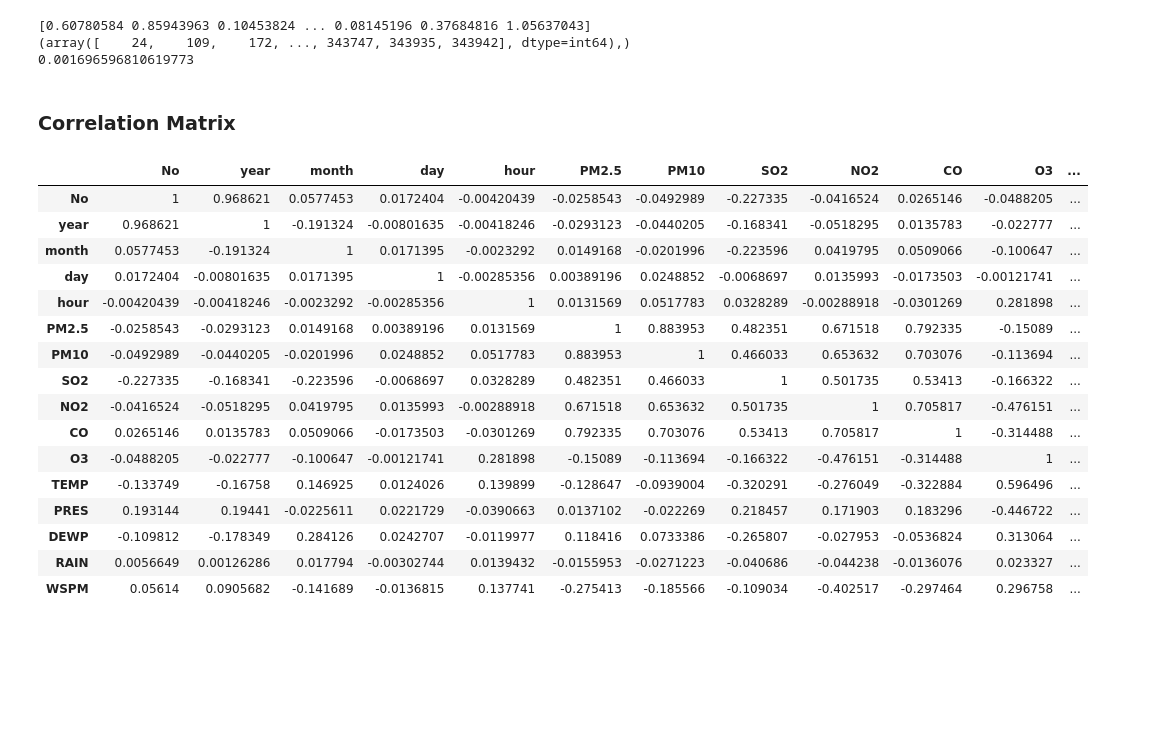
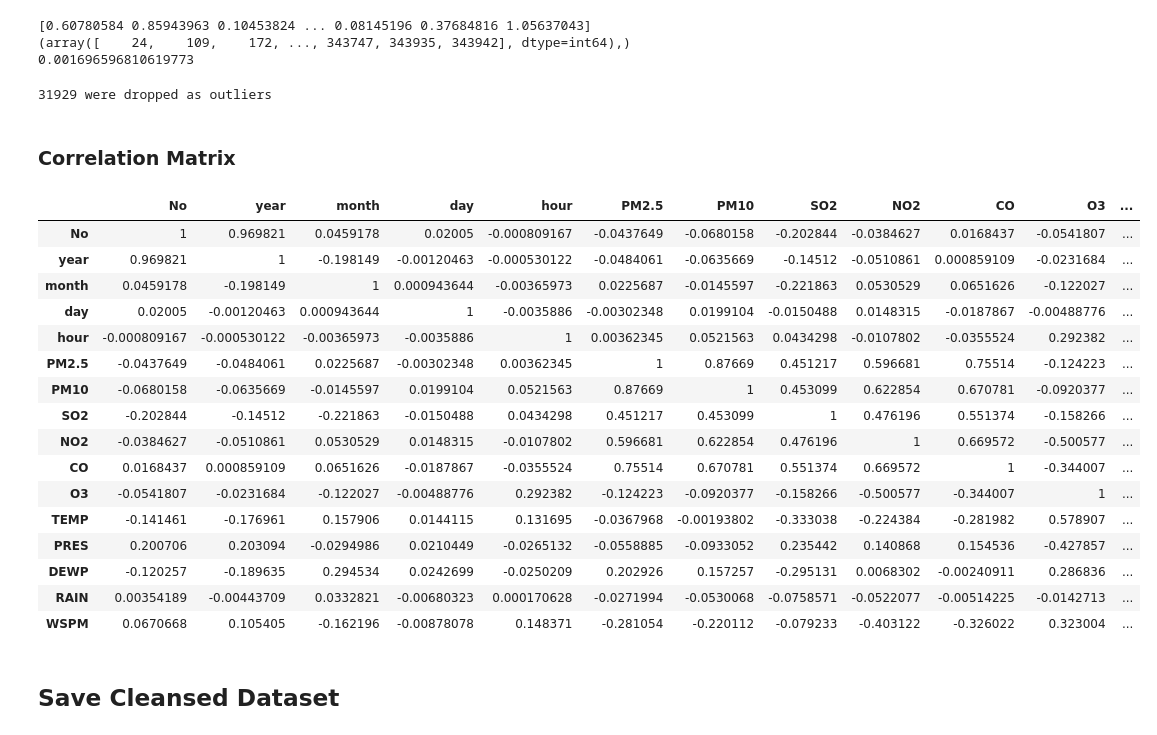
Before and after one commit to shygnome/data-mining-course, a Jupyter notebook: Tugas Akhir/models/Exploratory Data Analysis.ipynb, the cells around one changed output. Cells and saved outputs as stored; diff of their text form; code cells hidden in the pictures; blank space fills up the shorter version.

```diff
--- a/Tugas Akhir/models/Exploratory Data Analysis.ipynb
+++ b/Tugas Akhir/models/Exploratory Data Analysis.ipynb
@@ -152,27 +152,39 @@ print(min(z))
 [0.60780584 0.85943963 0.10453824 ... 0.08145196 0.37684816 1.05637043]
 (array([    24,    109,    172, ..., 343747, 343935, 343942], dtype=int64),)
 0.001696596810619773
+# %%
+# Remove Outliers
+
+cleaned_df = df[(np.abs(stats.zscore(df[int_columns + float_columns])) < 3).all(axis=1)]
+n_before_removal = df.shape[0]
+n_after_removal = cleaned_df.shape[0]
+n_removed_rows = n_before_removal - n_after_removal
+print(n_removed_rows, 'were dropped as outliers')
+# %% [output]
+31929 were dropped as outliers
 # %% [markdown]
 ### Correlation Matrix
 # %%
 # Correlation matrix
-corr = df.corr()
+corr = cleaned_df.corr()
 corr.style.background_gradient(cmap='coolwarm').set_properties(**{'font-size': '0pt'})
 # %% [output]
 |  | No | year | month | day | hour | PM2.5 | PM10 | SO2 | NO2 | CO | O3 | ... |
-| No | 1 | 0.968621 | 0.0577453 | 0.0172404 | -0.00420439 | -0.0258543 | -0.0492989 | -0.227335 | -0.0416524 | 0.0265146 | -0.0488205 | ... |
-| year | 0.968621 | 1 | -0.191324 | -0.00801635 | -0.00418246 | -0.0293123 | -0.0440205 | -0.168341 | -0.0518295 | 0.0135783 | -0.022777 | ... |
-| month | 0.0577453 | -0.191324 | 1 | 0.0171395 | -0.0023292 | 0.0149168 | -0.0201996 | -0.223596 | 0.0419795 | 0.0509066 | -0.100647 | ... |
-| day | 0.0172404 | -0.00801635 | 0.0171395 | 1 | -0.00285356 | 0.00389196 | 0.0248852 | -0.0068697 | 0.0135993 | -0.0173503 | -0.00121741 | ... |
-| hour | -0.00420439 | -0.00418246 | -0.0023292 | -0.00285356 | 1 | 0.0131569 | 0.0517783 | 0.0328289 | -0.00288918 | -0.0301269 | 0.281898 | ... |
-| PM2.5 | -0.0258543 | -0.0293123 | 0.0149168 | 0.00389196 | 0.0131569 | 1 | 0.883953 | 0.482351 | 0.671518 | 0.792335 | -0.15089 | ... |
-| PM10 | -0.0492989 | -0.0440205 | -0.0201996 | 0.0248852 | 0.0517783 | 0.883953 | 1 | 0.466033 | 0.653632 | 0.703076 | -0.113694 | ... |
-| SO2 | -0.227335 | -0.168341 | -0.223596 | -0.0068697 | 0.0328289 | 0.482351 | 0.466033 | 1 | 0.501735 | 0.53413 | -0.166322 | ... |
-| NO2 | -0.0416524 | -0.0518295 | 0.0419795 | 0.0135993 | -0.00288918 | 0.671518 | 0.653632 | 0.501735 | 1 | 0.705817 | -0.476151 | ... |
-| CO | 0.0265146 | 0.0135783 | 0.0509066 | -0.0173503 | -0.0301269 | 0.792335 | 0.703076 | 0.53413 | 0.705817 | 1 | -0.314488 | ... |
-| O3 | -0.0488205 | -0.022777 | -0.100647 | -0.00121741 | 0.281898 | -0.15089 | -0.113694 | -0.166322 | -0.476151 | -0.314488 | 1 | ... |
-| TEMP | -0.133749 | -0.16758 | 0.146925 | 0.0124026 | 0.139899 | -0.128647 | -0.0939004 | -0.320291 | -0.276049 | -0.322884 | 0.596496 | ... |
-| PRES | 0.193144 | 0.19441 | -0.0225611 | 0.0221729 | -0.0390663 | 0.0137102 | -0.022269 | 0.218457 | 0.171903 | 0.183296 | -0.446722 | ... |
-| DEWP | -0.109812 | -0.178349 | 0.284126 | 0.0242707 | -0.0119977 | 0.118416 | 0.0733386 | -0.265807 | -0.027953 | -0.0536824 | 0.313064 | ... |
-| RAIN | 0.0056649 | 0.00126286 | 0.017794 | -0.00302744 | 0.0139432 | -0.0155953 | -0.0271223 | -0.040686 | -0.044238 | -0.0136076 | 0.023327 | ... |
-| WSPM | 0.05614 | 0.0905682 | -0.141689 | -0.0136815 | 0.137741 | -0.275413 | -0.185566 | -0.109034 | -0.402517 | -0.297464 | 0.296758 | ... |
+| No | 1 | 0.969821 | 0.0459178 | 0.02005 | -0.000809167 | -0.0437649 | -0.0680158 | -0.202844 | -0.0384627 | 0.0168437 | -0.0541807 | ... |
+| year | 0.969821 | 1 | -0.198149 | -0.00120463 | -0.000530122 | -0.0484061 | -0.0635669 | -0.14512 | -0.0510861 | 0.000859109 | -0.0231684 | ... |
+| month | 0.0459178 | -0.198149 | 1 | 0.000943644 | -0.00365973 | 0.0225687 | -0.0145597 | -0.221863 | 0.0530529 | 0.0651626 | -0.122027 | ... |
+| day | 0.02005 | -0.00120463 | 0.000943644 | 1 | -0.0035886 | -0.00302348 | 0.0199104 | -0.0150488 | 0.0148315 | -0.0187867 | -0.00488776 | ... |
+| hour | -0.000809167 | -0.000530122 | -0.00365973 | -0.0035886 | 1 | 0.00362345 | 0.0521563 | 0.0434298 | -0.0107802 | -0.0355524 | 0.292382 | ... |
+| PM2.5 | -0.0437649 | -0.0484061 | 0.0225687 | -0.00302348 | 0.00362345 | 1 | 0.87669 | 0.451217 | 0.596681 | 0.75514 | -0.124223 | ... |
+| PM10 | -0.0680158 | -0.0635669 | -0.0145597 | 0.0199104 | 0.0521563 | 0.87669 | 1 | 0.453099 | 0.622854 | 0.670781 | -0.0920377 | ... |
+| SO2 | -0.202844 | -0.14512 | -0.221863 | -0.0150488 | 0.0434298 | 0.451217 | 0.453099 | 1 | 0.476196 | 0.551374 | -0.158266 | ... |
+| NO2 | -0.0384627 | -0.0510861 | 0.0530529 | 0.0148315 | -0.0107802 | 0.596681 | 0.622854 | 0.476196 | 1 | 0.669572 | -0.500577 | ... |
+| CO | 0.0168437 | 0.000859109 | 0.0651626 | -0.0187867 | -0.0355524 | 0.75514 | 0.670781 | 0.551374 | 0.669572 | 1 | -0.344007 | ... |
+| O3 | -0.0541807 | -0.0231684 | -0.122027 | -0.00488776 | 0.292382 | -0.124223 | -0.0920377 | -0.158266 | -0.500577 | -0.344007 | 1 | ... |
+| TEMP | -0.141461 | -0.176961 | 0.157906 | 0.0144115 | 0.131695 | -0.0367968 | -0.00193802 | -0.333038 | -0.224384 | -0.281982 | 0.578907 | ... |
+| PRES | 0.200706 | 0.203094 | -0.0294986 | 0.0210449 | -0.0265132 | -0.0558885 | -0.0933052 | 0.235442 | 0.140868 | 0.154536 | -0.427857 | ... |
+| DEWP | -0.120257 | -0.189635 | 0.294534 | 0.0242699 | -0.0250209 | 0.202926 | 0.157257 | -0.295131 | 0.0068302 | -0.00240911 | 0.286836 | ... |
+| RAIN | 0.00354189 | -0.00443709 | 0.0332821 | -0.00680323 | 0.000170628 | -0.0271994 | -0.0530068 | -0.0758571 | -0.0522077 | -0.00514225 | -0.0142713 | ... |
+| WSPM | 0.0670668 | 0.105405 | -0.162196 | -0.00878078 | 0.148371 | -0.281054 | -0.220112 | -0.079233 | -0.403122 | -0.326022 | 0.323004 | ... |
+# %% [markdown]
+## Save Cleansed Dataset
```
Also changed, not shown: parts of 2 cells of this notebook, 5 other files.
